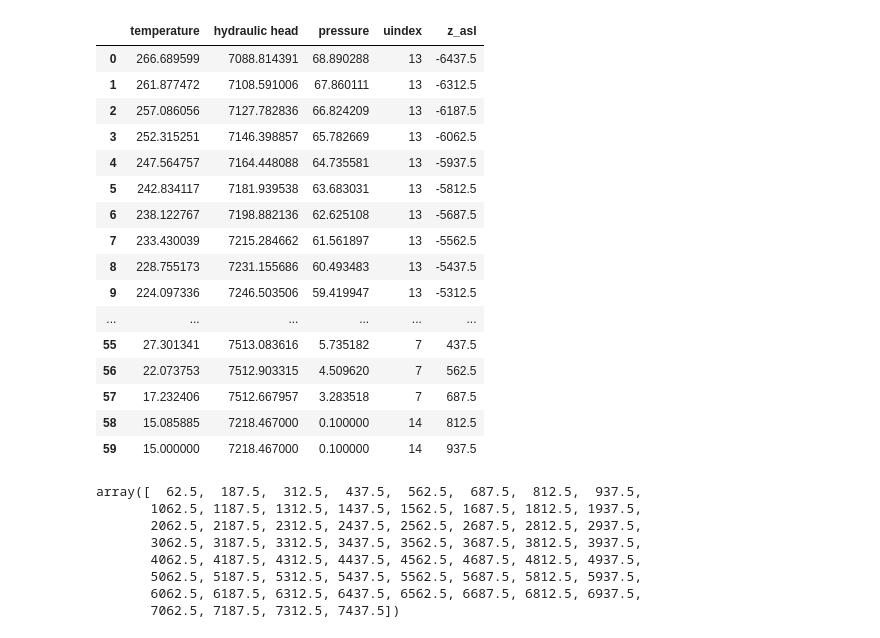
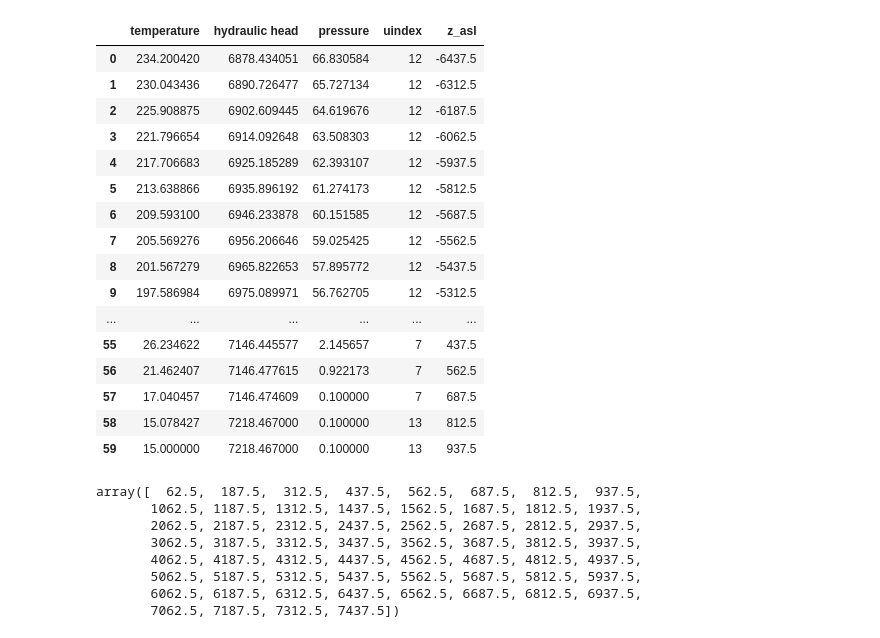
Before and after one commit to Japhiolite/PCT-modelling, a Jupyter notebook: notebooks/Preparation_SHEMAT_Models_dirty.ipynb, the cells around one changed output. Drawn from its saved outputs; the diff is of its cells as text; code cells hidden in the pictures.

```diff
--- a/notebooks/Preparation_SHEMAT_Models_dirty.ipynb
+++ b/notebooks/Preparation_SHEMAT_Models_dirty.ipynb
@@ -20,3 +21,9 @@ For this, we use the `borehole logs`function in shemat. Borehole logs are define
+# %%
+# i and j values need to be substracted by 1, as fortran starts to count at 1, and python at 0
+bhole = np.array([[31, 14],
+                 [78, 22],
+                 [53, 34],
+                 [49, 44]])
 # %%
 def load_borehole_log(datafile: str=None, z_asl: int=0):
 
@@ -48,25 +55,5 @@ def extractLogHDF(hdf_file: str=None, borehole_coordinate: list=[0,0], z_asl: in
 
     return borehole_dataframe
 # %%
-h5_file = extractLogHDF('../models/20210219_MC_ensemble/PCT_base_model_final.h5',
+h5_log = extractLogHDF('../models/20210319_MC_no_middle_filling/SHEMAT_PCT_base_model_temp_final.h5',
                        borehole_coordinate=bhole[0,:], z_asl=-6500)
-# %%
-h5_file
-# %% [output]
-|  | temperature | hydraulic head | pressure | uindex | z_asl |
-| 0 | 266.689599 | 7088.814391 | 68.890288 | 13 | -6437.5 |
-| 1 | 261.877472 | 7108.591006 | 67.860111 | 13 | -6312.5 |
-| 2 | 257.086056 | 7127.782836 | 66.824209 | 13 | -6187.5 |
-| 3 | 252.315251 | 7146.398857 | 65.782669 | 13 | -6062.5 |
-| 4 | 247.564757 | 7164.448088 | 64.735581 | 13 | -5937.5 |
-| 5 | 242.834117 | 7181.939538 | 63.683031 | 13 | -5812.5 |
-| 6 | 238.122767 | 7198.882136 | 62.625108 | 13 | -5687.5 |
-| 7 | 233.430039 | 7215.284662 | 61.561897 | 13 | -5562.5 |
-| 8 | 228.755173 | 7231.155686 | 60.493483 | 13 | -5437.5 |
-| 9 | 224.097336 | 7246.503506 | 59.419947 | 13 | -5312.5 |
-| ... | ... | ... | ... | ... | ... |
-| 55 | 27.301341 | 7513.083616 | 5.735182 | 7 | 437.5 |
-| 56 | 22.073753 | 7512.903315 | 4.509620 | 7 | 562.5 |
-| 57 | 17.232406 | 7512.667957 | 3.283518 | 7 | 687.5 |
-| 58 | 15.085885 | 7218.467000 | 0.100000 | 14 | 812.5 |
-| 59 | 15.000000 | 7218.467000 | 0.100000 | 14 | 937.5 |
@@ -77,0 +60,20 @@ bhole = np.array([[31, 14],
+# %%
+h5_log
+# %% [output]
+|  | temperature | hydraulic head | pressure | uindex | z_asl |
+| 0 | 234.200420 | 6878.434051 | 66.830584 | 12 | -6437.5 |
+| 1 | 230.043436 | 6890.726477 | 65.727134 | 12 | -6312.5 |
+| 2 | 225.908875 | 6902.609445 | 64.619676 | 12 | -6187.5 |
+| 3 | 221.796654 | 6914.092648 | 63.508303 | 12 | -6062.5 |
+| 4 | 217.706683 | 6925.185289 | 62.393107 | 12 | -5937.5 |
+| 5 | 213.638866 | 6935.896192 | 61.274173 | 12 | -5812.5 |
+| 6 | 209.593100 | 6946.233878 | 60.151585 | 12 | -5687.5 |
+| 7 | 205.569276 | 6956.206646 | 59.025425 | 12 | -5562.5 |
+| 8 | 201.567279 | 6965.822653 | 57.895772 | 12 | -5437.5 |
+| 9 | 197.586984 | 6975.089971 | 56.762705 | 12 | -5312.5 |
+| ... | ... | ... | ... | ... | ... |
+| 55 | 26.234622 | 7146.445577 | 2.145657 | 7 | 437.5 |
+| 56 | 21.462407 | 7146.477615 | 0.922173 | 7 | 562.5 |
+| 57 | 17.040457 | 7146.474609 | 0.100000 | 7 | 687.5 |
+| 58 | 15.078427 | 7218.467000 | 0.100000 | 13 | 812.5 |
+| 59 | 15.000000 | 7218.467000 | 0.100000 | 13 | 937.5 |
```
Also changed, not shown: parts of 4 cells of this notebook.
